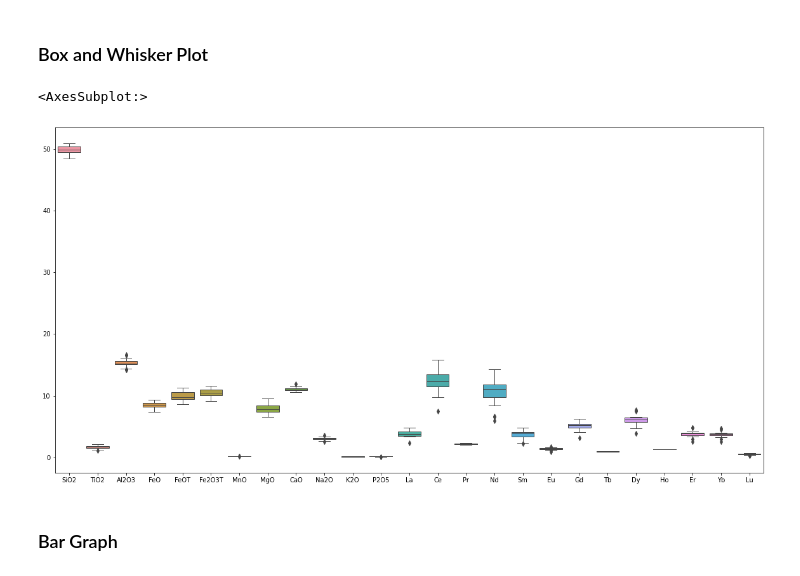
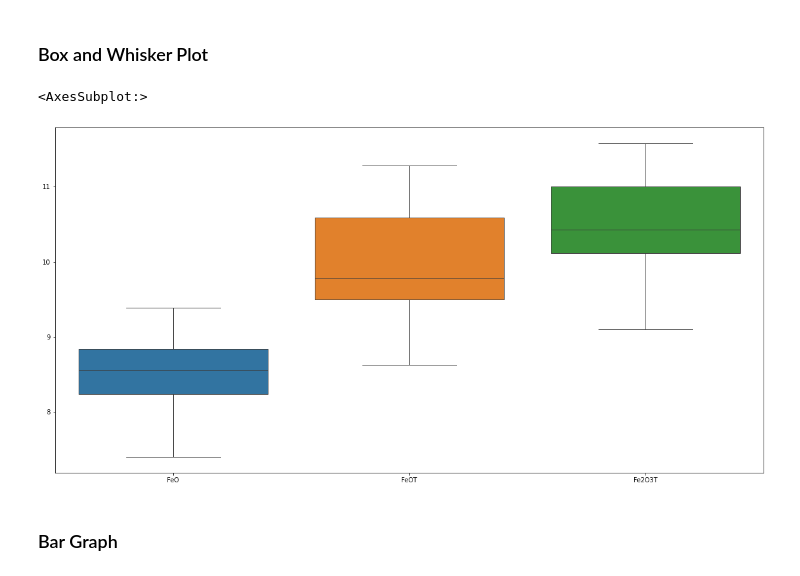
Before and after one commit to CCNY-Earthchem-Projects/geochem-ds, a Jupyter notebook: notebooks/Notebook PetroPlot/PetroPlot Clone.ipynb, the cells around one changed output. Saved outputs shown, nothing was run; the diff lists cells and outputs as text; code cells hidden in the pictures.

```diff
--- a/notebooks/Notebook PetroPlot/PetroPlot Clone.ipynb
+++ b/notebooks/Notebook PetroPlot/PetroPlot Clone.ipynb
@@ -209,14 +209,14 @@ sns.lmplot(x="K2O",y="P2O5", data=df, fit_reg=False)
 # %%
 #sns.boxplot(data=df)
 
 #plt.xlim(<Lower Bound for X-axis>, <Upper Bound for X-axis>) # Uncomment this if you want to change the bounds of the x-axis
 #plt.ylim(<Lower Bound for Y-axis>, <Upper Bound for Y-axis>) # Uncomment this if you want to change the bounds of the y-axis
 
 plt.figure(figsize=(20,10))
-sns.boxplot(data=df)
+sns.boxplot(data=df[["FeO","FeOT", "Fe2O3T"]])
 # %% [output]
 <AxesSubplot:>
-[figure, old version]
+[figure, new version]
 # %% [markdown]
 ### Bar Graph
 # %%
```
Also changed, not shown: parts of 6 cells of this notebook, 1 other file.
